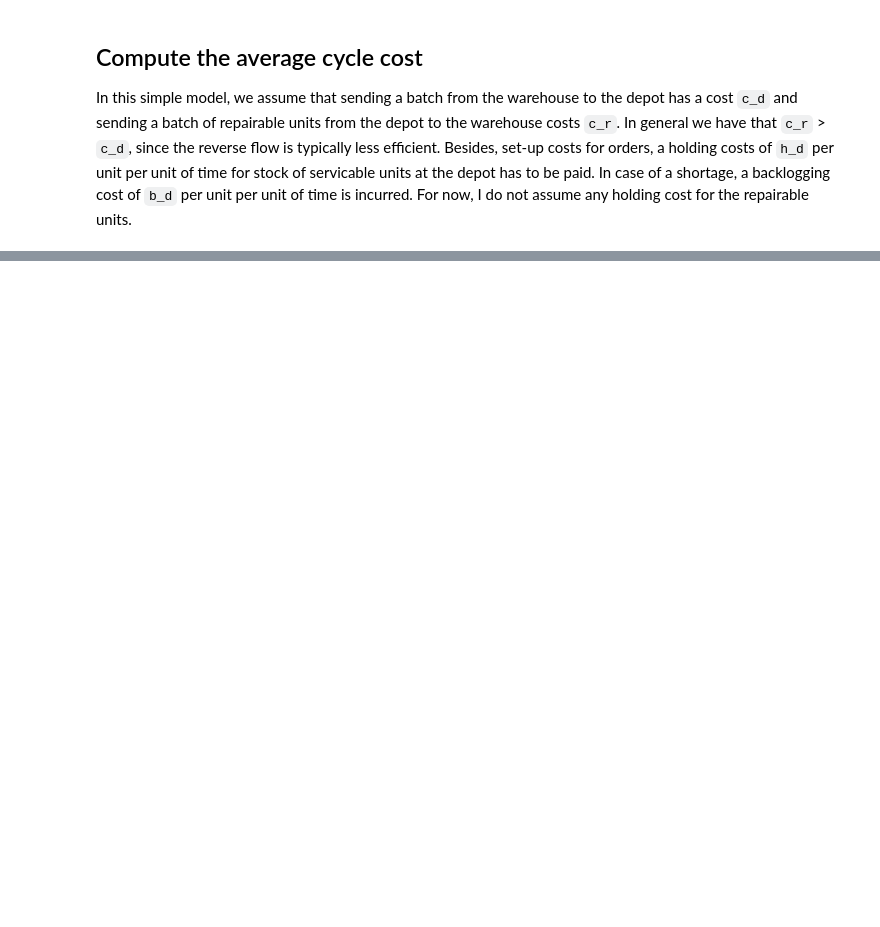
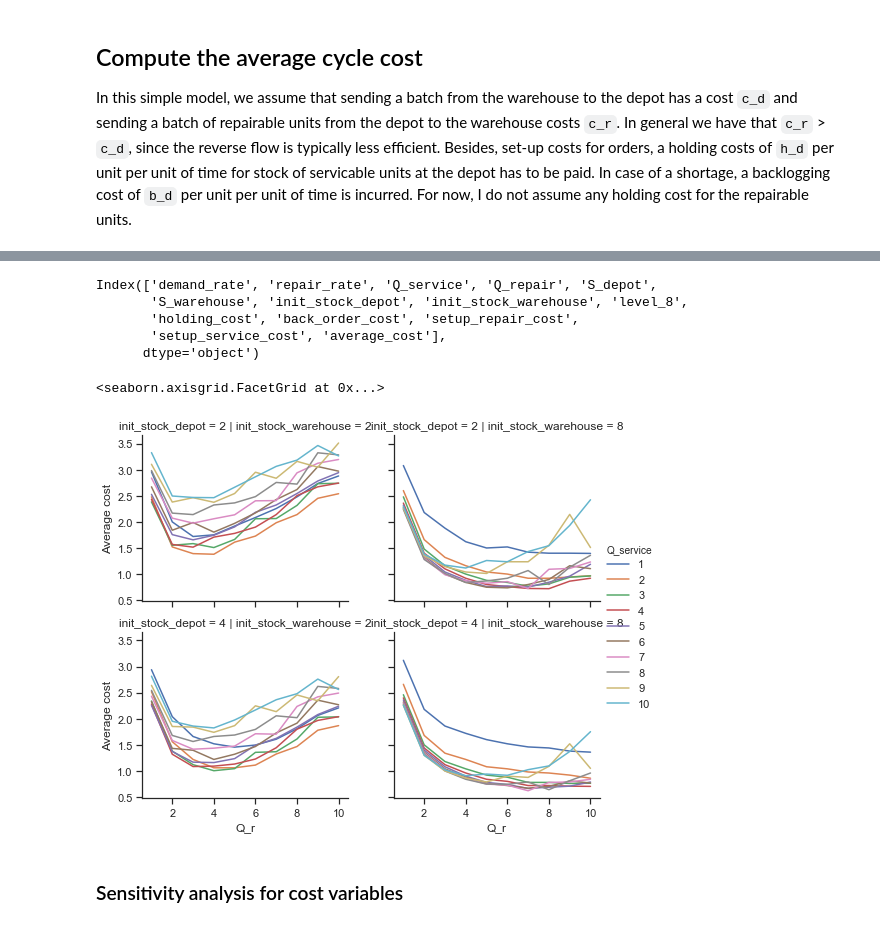
Before and after one commit to markkvdb/Simple-RL-Simulation, a Jupyter notebook: notebooks/First-Simulation-Try.ipynb, the cells around one changed output, grey strips where cells are left out. Saved outputs shown, nothing was run; the diff lists cells and outputs as text; code cells hidden in the pictures; blank space fills up the shorter version.

```diff
--- a/notebooks/First-Simulation-Try.ipynb
+++ b/notebooks/First-Simulation-Try.ipynb
@@ -4,6 +4,11 @@
 In this notebook I will analyse the output of a simple simulation. First, I load the output data of the two stations.
 # %%
 %matplotlib inline
+%load_ext autoreload
+%autoreload 2
+
+from IPython.core.interactiveshell import InteractiveShell
+InteractiveShell.ast_node_interactivity = "all"
 
 import sys
 sys.path.append('../')
@@ -12,9 +17,10 @@ import numpy as np
 import matplotlib.pyplot as plt
 import pandas as pd
 import seaborn as sns
+sns.set(style="ticks", color_codes=True)
 
 from e_sim.sim_components import Simulator
-from e_sim.utils import experiment_runner, compute_avg_cost
+from e_sim.utils import experiment_runner, compute_avg_cost, agg_data
 # %% [markdown]
 ## Run simulations
 
@@ -88,4 +86,4 @@ g.map(plt.step, 'time', 'inventory_level', where='post').add_legend().set_axis_l
 In this simple model, we assume that sending a batch from the warehouse to the depot has a cost `c_d` and sending a batch of repairable units from the depot to the warehouse costs `c_r`. In general we have that `c_r` > `c_d`, since the reverse flow is typically less efficient. Besides, set-up costs for orders, a holding costs of `h_d` per unit per unit of time for stock of servicable units at the depot has to be paid. In case of a shortage, a backlogging cost of `b_d` per unit per unit of time is incurred. For now, I do not assume any holding cost for the repairable units.
 # %%
 # Transform data types to float
-df_avg_cost = sim_dfs.groupby(list(settings.keys())).apply(compute_avg_cost, costs)
+df_agg = sim_dfs.groupby(list(settings.keys())).apply(agg_data)
@@ -94,3 +118,5 @@ df_avg_cost = sim_dfs.groupby(list(settings.keys())).apply(compute_avg_cost, cos
+# %%
+df_avg_cost = df_agg.groupby(list(settings.keys())).apply(compute_avg_cost, costs)
 # %%
 df_avg_cost
 # %% [output]
@@ -106,0 +142,17 @@ dtype: float64
+# %%
+# Reset index variables
+df_avg_cost_plot = df_avg_cost.reset_index()
+df_avg_cost_plot.columns
+
+g = sns.FacetGrid(df_avg_cost_plot, row='init_stock_depot', col='init_stock_warehouse', hue='Q_service', aspect=1.2, sharey=True)
+g.map(plt.plot, 'Q_repair', 'average_cost').add_legend().set_axis_labels('Q_r', 'Average cost')
+# %% [output]
+Index(['demand_rate', 'repair_rate', 'Q_service', 'Q_repair', 'S_depot',
+       'S_warehouse', 'init_stock_depot', 'init_stock_warehouse', 'level_8',
+       'holding_cost', 'back_order_cost', 'setup_repair_cost',
+       'setup_service_cost', 'average_cost'],
+      dtype='object')
+<seaborn.axisgrid.FacetGrid at 0x...>
+[figure, added]
+# %% [markdown]
+### Sensitivity analysis for cost variables
```
Also changed, not shown: parts of 9 cells of this notebook, 2 other files.
